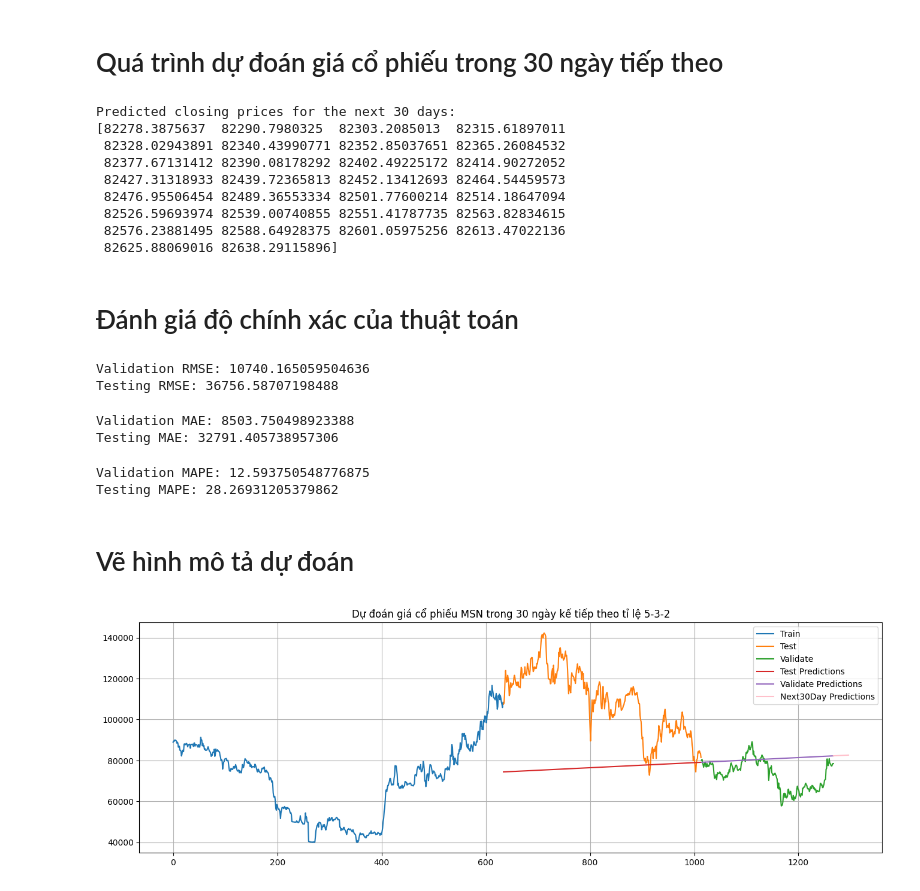
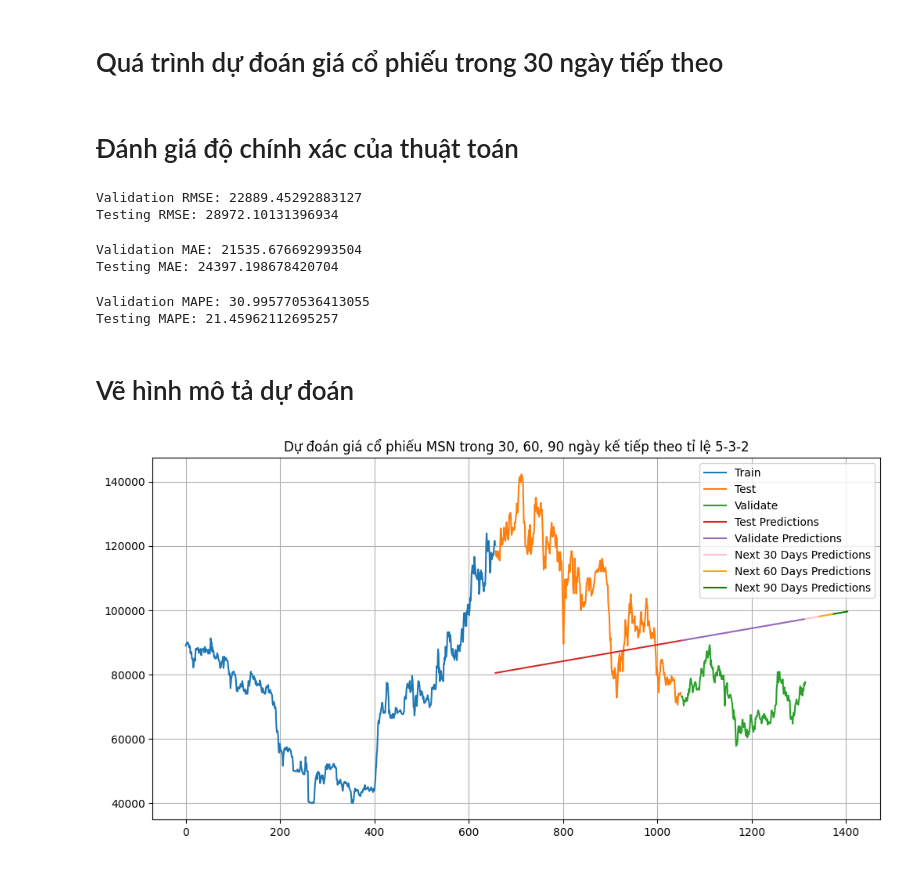
Before and after one commit to nguyenduongchitamUIT/IS403_O22_HTCL_6, a Jupyter notebook: Model/Linear Regression/MSN.ipynb, the cells around one changed output. Drawn from its saved outputs; the diff is of its cells as text; code cells hidden in the pictures.

```diff
--- a/Model/Linear Regression/MSN.ipynb
+++ b/Model/Linear Regression/MSN.ipynb
@@ -39,5 +39,6 @@ MSN
 # %%
 # Drop missing values
 MSN = MSN.dropna()
+MSN["Price"] = MSN["Price"].str.replace(',', '').astype(float)
 # Reset the index
 MSN = MSN.reset_index(drop=True)
@@ -46,5 +45,3 @@ MSN = MSN.reset_index(drop=True)
-# %%
-MSN["Price"]=MSN["Price"].astype(float)
 # %% [markdown]
 # 3. Trực quan hóa tập dữ liệu ban đầu bằng biểu đồ
 # %%
@@ -325,28 +299,21 @@ y_pred_val =  model.predict(x_val)
 # %% [markdown]
 <h1>Quá trình dự đoán giá cổ phiếu trong 30 ngày tiếp theo
 # %%
-#Tạo index cho 30 ngày tiếp theo
+#Tạo index cho 30,60,90 ngày tiếp theo
 last_index =  MSN.index[-1]
-last_data = pd.RangeIndex(start=last_index, stop=last_index+30, step=1)
+last_data_30 = pd.RangeIndex(start=last_index, stop=last_index+30, step=1)
+last_data_60 = pd.RangeIndex(start=last_index+30, stop=last_index+60, step=1)
+last_data_90 = pd.RangeIndex(start=last_index+60, stop=last_index+90, step=1)
 
-#Tạo một mảng gồm 30 số nguyên liên tiếp bắt đầu từ last_index
+#Tạo một mảng gồm 30,60,90 số nguyên liên tiếp bắt đầu từ last_index
 x_next_30_days = np.array(range(last_index+1, last_index+31)).reshape(-1, 1)
+x_next_60_days = np.array(range(last_index+31, last_index+61)).reshape(-1, 1)
+x_next_90_days = np.array(range(last_index+61, last_index+91)).reshape(-1, 1)
 
-#Dự đoán giá đóng cửa của cổ phiếu trong 30 ngày tiếp theo
+#Dự đoán giá đóng cửa của cổ phiếu trong 30,60,90 ngày tiếp theo
 y_next_30_days = model.predict(x_next_30_days)
-
-print('Predicted closing prices for the next 30 days:')
-print(y_next_30_days)
+y_next_60_days = model.predict(x_next_60_days)
+y_next_90_days = model.predict(x_next_90_days)
-# %% [output]
-Predicted closing prices for the next 30 days:
-[82278.3875637  82290.7980325  82303.2085013  82315.61897011
- 82328.02943891 82340.43990771 82352.85037651 82365.26084532
- 82377.67131412 82390.08178292 82402.49225172 82414.90272052
- 82427.31318933 82439.72365813 82452.13412693 82464.54459573
- 82476.95506454 82489.36553334 82501.77600214 82514.18647094
- 82526.59693974 82539.00740855 82551.41787735 82563.82834615
- 82576.23881495 82588.64928375 82601.05975256 82613.47022136
- 82625.88069016 82638.29115896]
 # %% [markdown]
 <h1>Đánh giá độ chính xác của thuật toán
 # %%
@@ -356,8 +323,8 @@ test_rmse = np.sqrt(np.mean((y_pred - y_test)**2))
 print('Validation RMSE:', valid_rmse)
 print('Testing RMSE:', test_rmse)
 # %% [output]
-Validation RMSE: 10740.165059504636
-Testing RMSE: 36756.58707198488
+Validation RMSE: 22889.45292883127
+Testing RMSE: 28972.10131396934
 # %%
 #MAE
 valid_mae = mean_absolute_error(y_val,y_pred_val)
@@ -365,8 +332,8 @@ test_mae = mean_absolute_error(y_test, y_pred)
 print('Validation MAE:', valid_mae)
 print('Testing MAE:', test_mae)
 # %% [output]
-Validation MAE: 8503.750498923388
-Testing MAE: 32791.405738957306
+Validation MAE: 21535.676692993504
+Testing MAE: 24397.198678420704
 # %%
 #MAPE
 valid_mape = np.mean(np.abs((y_val - y_pred_val) / y_val))*100
@@ -374,22 +341,24 @@ test_mape = np.mean(np.abs((y_test - y_pred) / y_test))*100
 print('Validation MAPE:', valid_mape)
 print('Testing MAPE:', test_mape)
 # %% [output]
-Validation MAPE: 12.593750548776875
-Testing MAPE: 28.26931205379862
+Validation MAPE: 30.995770536413055
+Testing MAPE: 21.45962112695257
 # %% [markdown]
 <h1>Vẽ hình mô tả dự đoán
 # %%
-#Drawing plot
-plt.figure(figsize=(16,5))
-plt.title("Dự đoán giá cổ phiếu MSN trong 30 ngày kế tiếp theo tỉ lệ 5-3-2")
+# Vẽ biểu đồ
+plt.figure(figsize=(12, 6))
+plt.title("Dự đoán giá cổ phiếu MSN trong 30, 60, 90 ngày kế tiếp theo tỉ lệ 5-3-2")
 plt.grid(True)
 plt.plot(train_data.index, train_data['Price'])
 plt.plot(test_data.index, test_data['Price'])
 plt.plot(val_data.index, val_data['Price'])
 plt.plot(test_data.index, y_pred)
 plt.plot(val_data.index, y_pred_val)
-plt.plot(last_data,y_next_30_days, color ="pink")
-plt.legend(['Train', 'Test', 'Validate','Test Predictions','Validate Predictions','Next30Day Predictions'])
+plt.plot(last_data_30, y_next_30_days, color="pink")
+plt.plot(last_data_60, y_next_60_days, color="orange")
+plt.plot(last_data_90, y_next_90_days, color="green")
+plt.legend(['Train', 'Test', 'Validate', 'Test Predictions', 'Validate Predictions', 'Next 30 Days Predictions', 'Next 60 Days Predictions', 'Next 90 Days Predictions'])
 plt.show()
 # %% [output]
-[figure, old version]
+[figure, new version]
```
Also changed, not shown: parts of 14 cells of this notebook, 2 other files.
